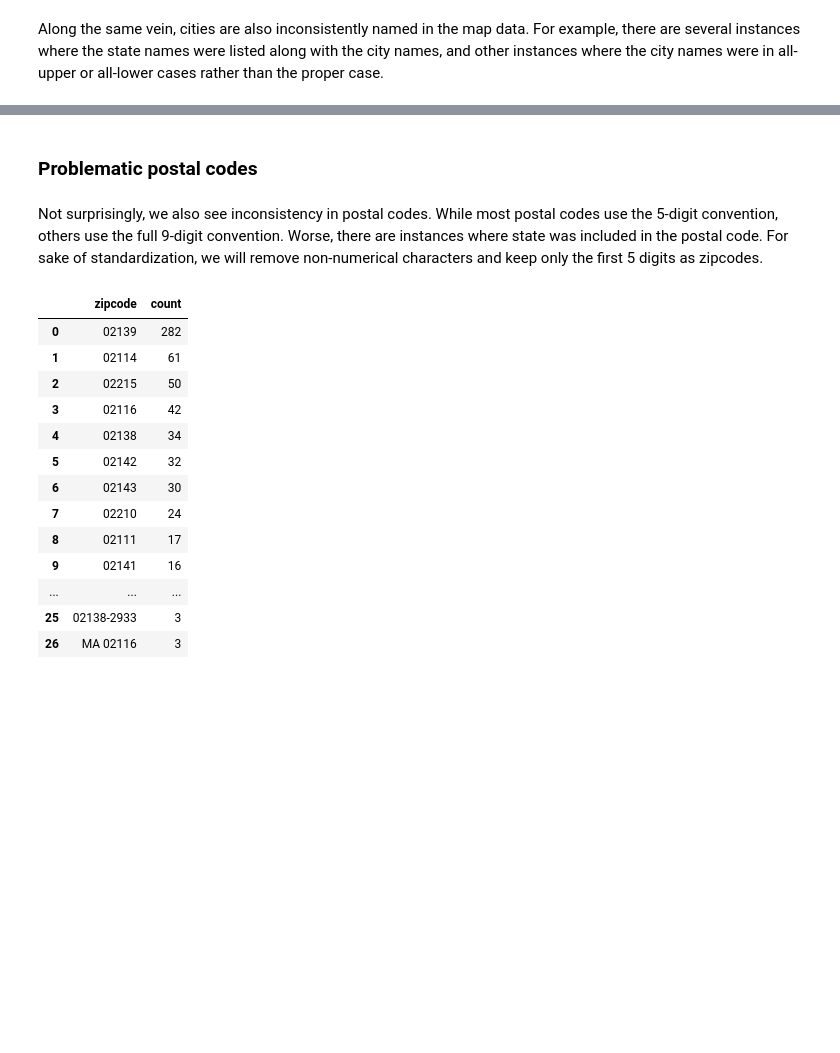
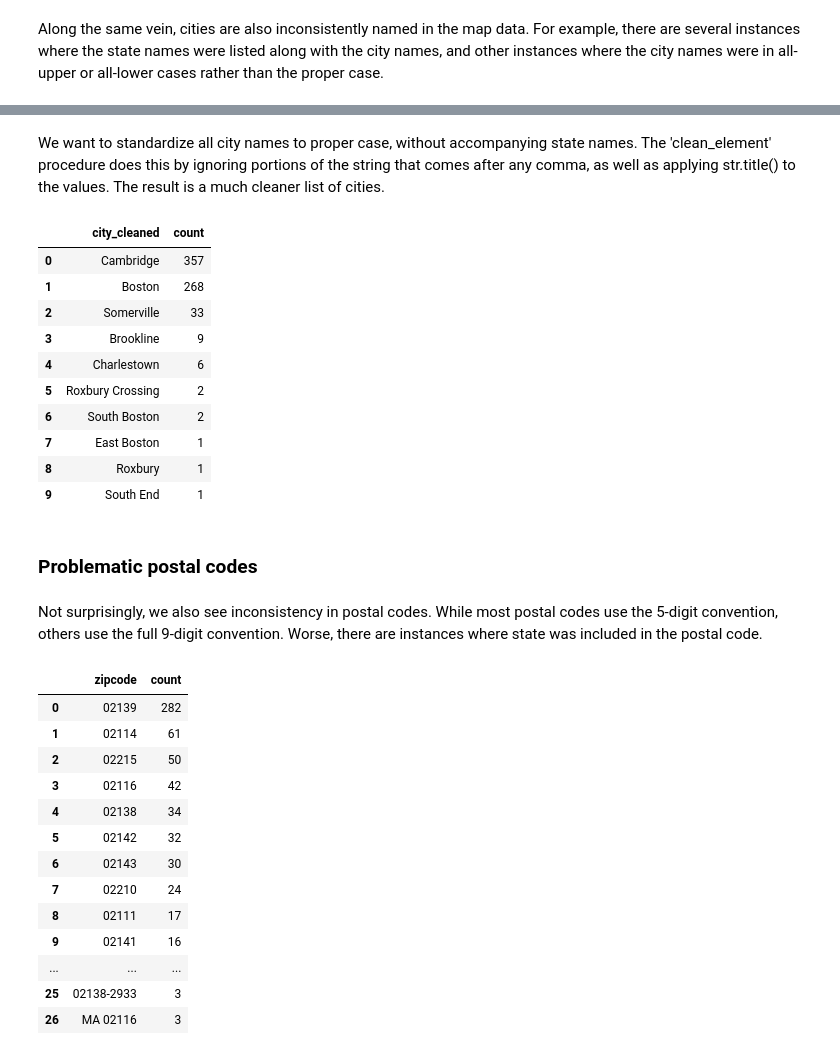
Before and after one commit to nyjgary/udacity_nanodegree, a Jupyter notebook: OSM - Data Wrangling/OSM_Boston.ipynb, the cells around one changed output, grey strips where cells are left out. Cells and saved outputs as stored; diff of their text form; code cells hidden in the pictures; blank space fills up the shorter version.

```diff
--- a/OSM - Data Wrangling/OSM_Boston.ipynb
+++ b/OSM - Data Wrangling/OSM_Boston.ipynb
@@ -161,10 +156,34 @@ pd.DataFrame(rows, columns=['key', 'count'])
 | 13 | South End | 1 |
 | 14 | boston | 1 |
 | 15 | somerville | 1 |
+# %% [markdown]
+We want to standardize all city names to proper case, without accompanying state names. The 'clean_element' procedure does this by ignoring portions of the string that comes after any comma, as well as applying str.title() to the values. The result is a much cleaner list of cities.
+# %%
+QUERY = """
+        SELECT value, COUNT(*)
+        FROM (SELECT * FROM way_tags_clean UNION ALL SELECT * FROM node_tags_clean) t
+        WHERE type = 'addr' AND key = 'city'
+        GROUP BY value ORDER BY COUNT(*) DESC
+        """
+c.execute(QUERY)
+rows = c.fetchall()
+pd.DataFrame(rows, columns=['city_cleaned', 'count'])
+# %% [output]
+|  | city_cleaned | count |
+| 0 | Cambridge | 357 |
+| 1 | Boston | 268 |
+| 2 | Somerville | 33 |
+| 3 | Brookline | 9 |
+| 4 | Charlestown | 6 |
+| 5 | Roxbury Crossing | 2 |
+| 6 | South Boston | 2 |
+| 7 | East Boston | 1 |
+| 8 | Roxbury | 1 |
+| 9 | South End | 1 |
 # %% [markdown]
 ### Problematic postal codes
 # %% [markdown]
-Not surprisingly, we also see inconsistency in postal codes. While most postal codes use the 5-digit convention, others use the full 9-digit convention. Worse, there are instances where state was included in the postal code. For sake of standardization, we will remove non-numerical characters and keep only the first 5 digits as zipcodes.
+Not surprisingly, we also see inconsistency in postal codes. While most postal codes use the 5-digit convention, others use the full 9-digit convention. Worse, there are instances where state was included in the postal code.
 # %%
 QUERY = """
         SELECT tags.value, COUNT(*) AS count
```
Also changed, not shown: parts of 15 cells of this notebook.
